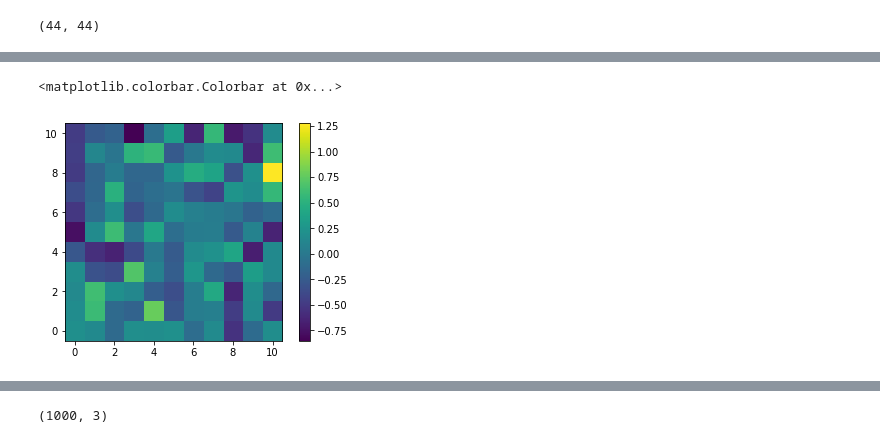
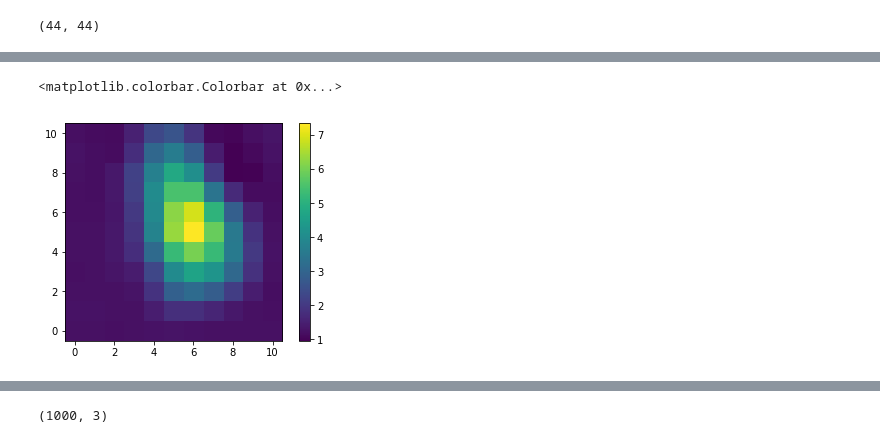
Before and after one commit to benmontet/nutella, a Jupyter notebook: nutella_example.ipynb, the cells around one changed output, grey strips where cells are left out. Saved outputs shown, nothing was run; the diff lists cells and outputs as text; code cells hidden in the pictures.

```diff
--- a/nutella_example.ipynb
+++ b/nutella_example.ipynb
@@ -266,8 +277,10 @@ plt.imshow(np.exp(tpf[0]), interpolation='nearest')
 x
 # %% [output]
 array([  0.,   1.,   2.,   3.,   4.,   5.,   6.,   7.,   8.,   9.,  10.])
+# %%
+gds = norm_super_tpf
 # %%
-models = [model(*results[i], norm_super_tpf) for i in range(1000)]
+models = [model(*results[i], gds) for i in range(1000)]
 interps = [RectBivariateSpline(x, y, models[i] - tpf[i], kx=1, ky=1) for i in range(1000)]
 # %%
 dlnlike_ds = 2 * np.array([results[i, 0] * interps[i](yp - results[i, 1], xp - results[i, 2]) for i in range(1000)])
@@ -331,9 +349,9 @@ def gradient_descent_ds(template_s, template_d, p):
     interps = [RectBivariateSpline(x, y, models[i] - tpf[i], kx=1, ky=1) for i in range(1000)]
     dlnlike_ds = 2 * np.array([f_n[i] * interps[i](yp - yc_n[i], xp - xc_n[i]) for i in range(1000)])
     dlnlike_ds = np.sum(dlnlike_ds, axis=0)
+    logL_before = np.sum([lnlikelihood(data=tpf[i]).evaluate((f_n[i], yc_n[i], xc_n[i]), tmp_s, template_d)
+                          for i in range(1000)])
     while j < 2000:
-        logL_before = np.sum([lnlikelihood(data=tpf[i]).evaluate((f_n[i], yc_n[i], xc_n[i]), tmp_s, template_d)
-                              for i in range(1000)])
         tmp_s = tmp_s - c * dlnlike_ds
         logL_after = np.sum([lnlikelihood(data=tpf[i]).evaluate((f_n[i], yc_n[i], xc_n[i]), tmp_s, template_d)
                              for i in range(1000)])
@@ -349,6 +367,7 @@ def gradient_descent_ds(template_s, template_d, p):
             c *= .5
         if (logL_before - logL_after) / logL_before < 1e-6:
             break
+        logL_before = logL_after
         j += 1
     return tmp_s
 # %%
@@ -390,4 +406,4 @@ np.sum(detector)
 # %%
-gds = gradient_descent_ds(gds, gdd, (results[:, 0], results[:, 1], results[:, 2]))
-gds = gds / np.sum(gds)
+gds = gradient_descent_ds(gds, detector, (results[:, 0], results[:, 1], results[:, 2]))
+#gds = gds / np.sum(gds)
 # %% [output]
@@ -448,11 +449,11 @@ np.sum(gds)
 f_n, yc_n, xc_n = results[:, 0], results[:, 1], results[:, 2]
 # %%
 n=-1
-plt.imshow(model(f_n[n], yc_n[n], xc_n[n], gds) + model(1, 0, 0, gdd) - tpf[n], origin='lower', interpolation='nearest')
+plt.imshow(model(f_n[n], yc_n[n], xc_n[n], gds) + model(1, 0, 0, detector), origin='lower', interpolation='nearest')
 plt.colorbar()
 # %% [output]
 <matplotlib.colorbar.Colorbar at 0x...>
-[figure, old version]
+[figure, new version]
 # %%
 results = []
 lnlike = []
```
Also changed, not shown: parts of 67 cells of this notebook.
